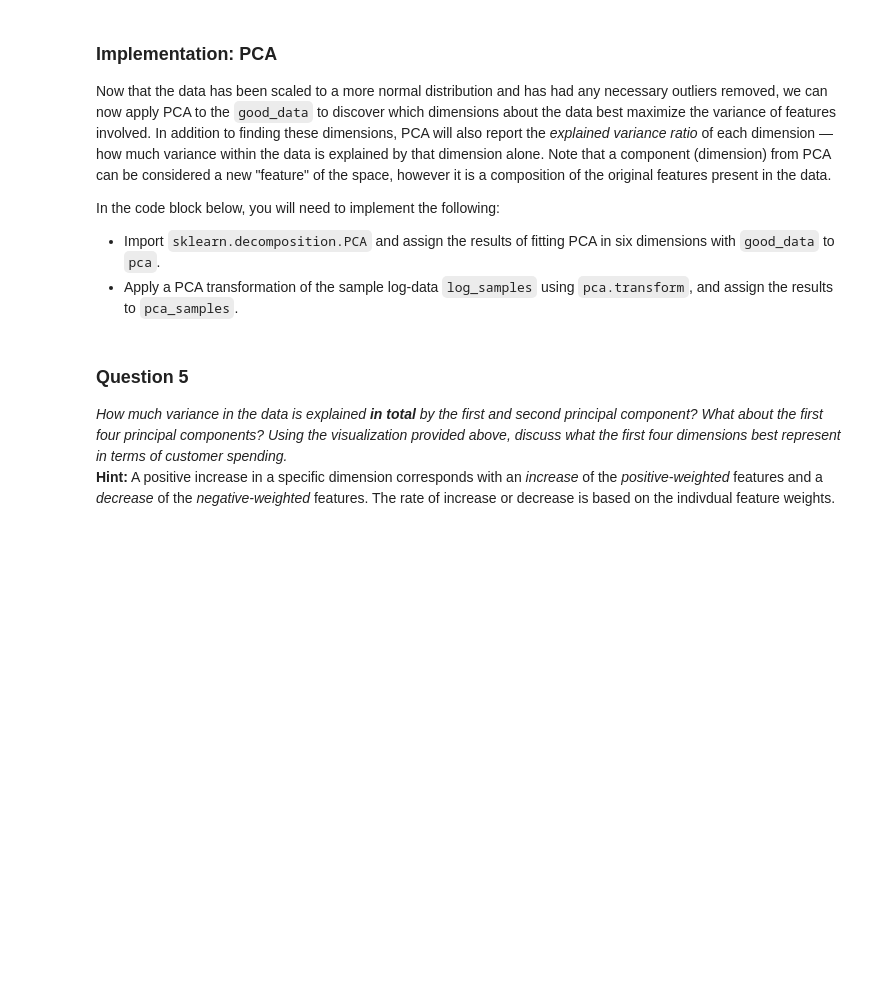
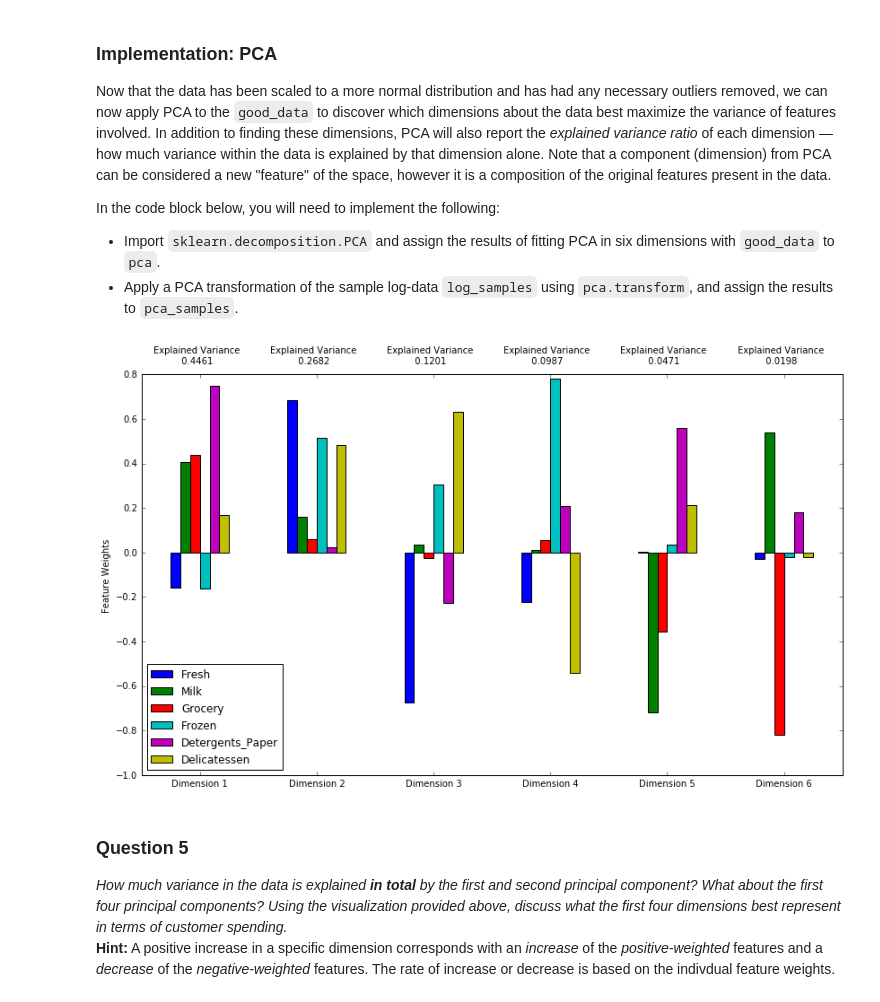
Before and after one commit to moritz112358/Creating_customer_segments, a Jupyter notebook: customer_segments.ipynb, the cells around one changed output. Cells and saved outputs as stored; diff of their text form; code cells hidden in the pictures; blank space fills up the shorter version.

```diff
--- a/customer_segments.ipynb
+++ b/customer_segments.ipynb
@@ -198,24 +232,44 @@ In the code block below, you will need to implement the following:
 **NOTE:** If you choose to remove any outliers, ensure that the sample data does not contain any of these points!
 Once you have performed this implementation, the dataset will be stored in the variable `good_data`.
 # %%
+outlier_indices = []
+common_outlier_index = pd.DataFrame().index
+
 # For each feature find the data points with extreme high or low values
 for feature in log_data.keys():
 
     # TODO: Calculate Q1 (25th percentile of the data) for the given feature
-    Q1 = None
+    Q1 = np.percentile(log_data[feature],25)
 
     # TODO: Calculate Q3 (75th percentile of the data) for the given feature
-    Q3 = None
+    Q3 = np.percentile(log_data[feature],75)
 
     # TODO: Use the interquartile range to calculate an outlier step (1.5 times the interquartile range)
-    step = None
+    step = 1.5 * (Q3 - Q1)
+
+    # according to the description of Tukey's method, the "extreme" outliers can be identified with a factor of 3 to the IQR:
+    extreme_step = 3.0 * (Q3 - Q1)
 
     # Display the outliers
     print "Data points considered outliers for the feature '{}':".format(feature)
-    display(log_data[~((log_data[feature] >= Q1 - step) & (log_data[feature] <= Q3 + step))])
+    outlier_df = log_data[~((log_data[feature] >= Q1 - step) & (log_data[feature] <= Q3 + step))]
+    display(outlier_df)
+    #print "Data points considered extreme outliers for the feature '{}':".format(feature)
+    #display(log_data[~((log_data[feature] >= Q1 - extreme_step) & (log_data[feature] <= Q3 + extreme_step))])
+    for previous_indices in outlier_indices:
+        common_outlier_index = common_outlier_index.union(outlier_df.index.intersection(previous_indices))
+    outlier_indices.append(outlier_df.index)
+
+print "The data points with these indices are outliers in more than one feature:"
+print common_outlier_index
 
 # OPTIONAL: Select the indices for data points you wish to remove
-outliers  = []
+# I see two criteria why some outliers ought to be removed:
+#    1. Points that are outliers in more than one feature
+#    2. Points that are "extreme" outliers (more than 3 IQRs away from median 50%)
+# Let's remove only points where 1. and 2. both apply:
+outliers  = [66, 75, 128]
+
 
 # Remove the outliers, if any were specified
 good_data = log_data.drop(log_data.index[outliers]).reset_index(drop = True)
@@ -236,14 +358,19 @@ In the code block below, you will need to implement the following:
  - Import `sklearn.decomposition.PCA` and assign the results of fitting PCA in six dimensions with `good_data` to `pca`.
  - Apply a PCA transformation of the sample log-data `log_samples` using `pca.transform`, and assign the results to `pca_samples`.
 # %%
+from sklearn.decomposition import PCA
+
 # TODO: Apply PCA by fitting the good data with the same number of dimensions as features
-pca = None
+pca = PCA(n_components=6)
+pca.fit(good_data)
 
 # TODO: Transform the sample log-data using the PCA fit above
-pca_samples = None
+pca_samples = pca.transform(log_samples)
 
 # Generate PCA results plot
 pca_results = rs.pca_results(good_data, pca)
+# %% [output]
+[figure, added]
 # %% [markdown]
 ### Question 5
 *How much variance in the data is explained* ***in total*** *by the first and second principal component? What about the first four principal components? Using the visualization provided above, discuss what the first four dimensions best represent in terms of customer spending.*
```
Also changed, not shown: parts of 29 cells of this notebook.
